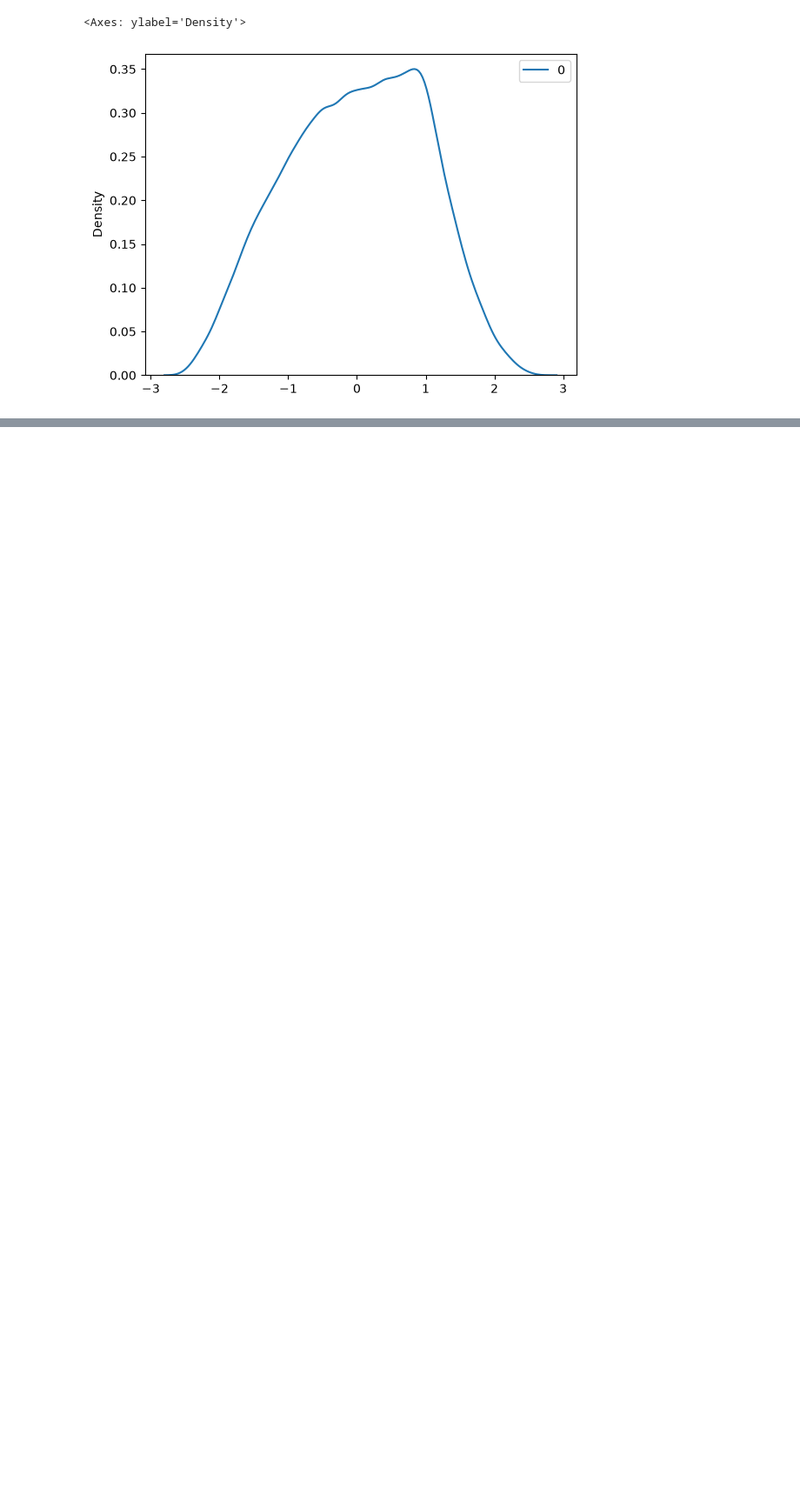
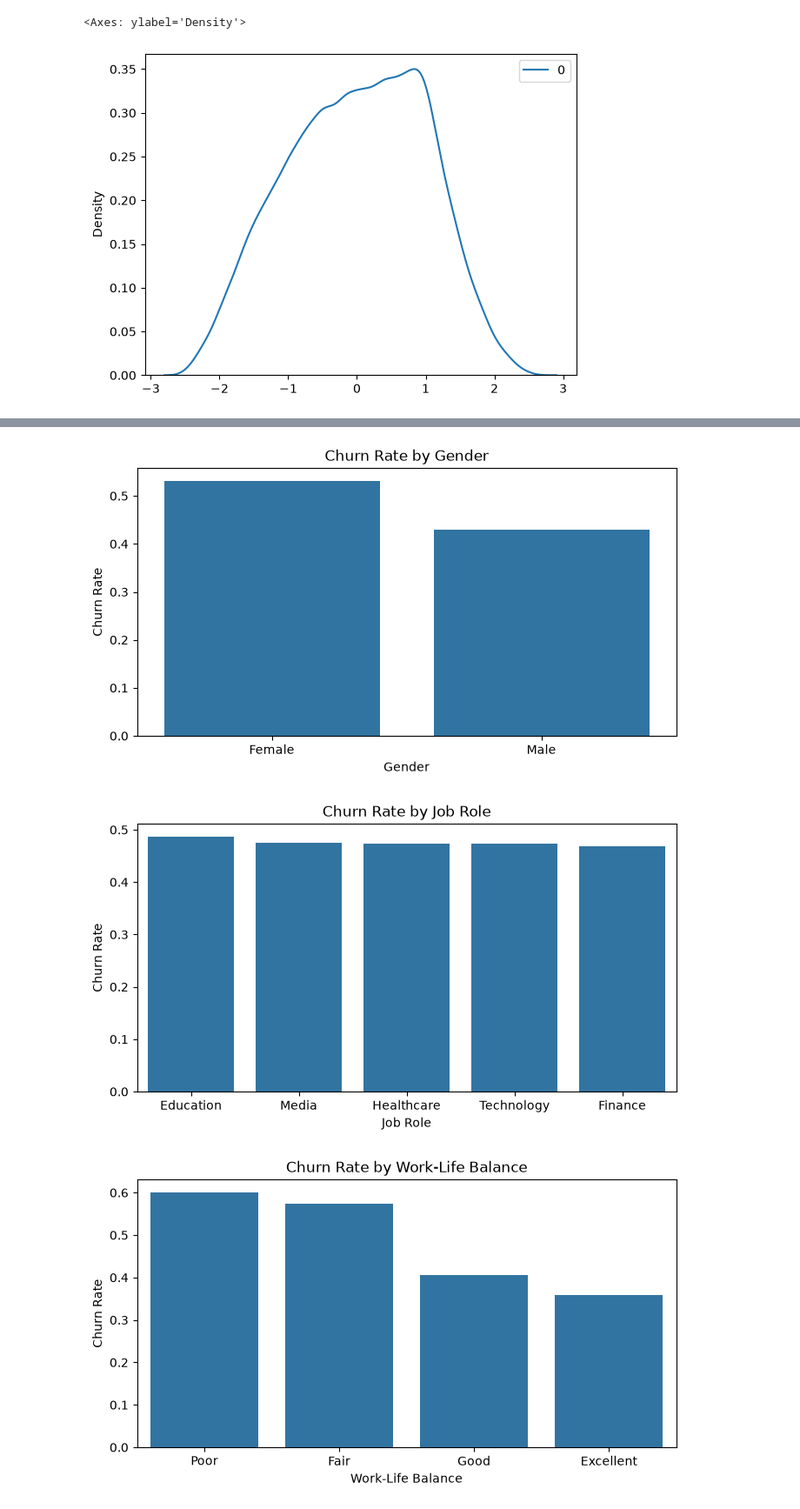
Before and after one commit to KrrishAg/Employee-Churn-Prediction, a Jupyter notebook: eda/notebook.ipynb, the cells around one changed output, grey strips where cells are left out. Shown at 87% size. Saved outputs shown, nothing was run; the diff lists cells and outputs as text; code cells hidden in the pictures; blank space fills up the shorter version.

```diff
--- a/eda/notebook.ipynb
+++ b/eda/notebook.ipynb
@@ -143,0 +193,19 @@ sns.kdeplot(xx)
+# %%
+# checking churn rate for each cat col
+
+for col in cat_cols:
+    churn_rate = (
+        df.groupby(col)["Attrition"]
+          .apply(lambda s: (s == "Left").mean())
+          .sort_values(ascending=False)
+    )
+
+    plt.figure(figsize=(8,4))
+    sns.barplot(churn_rate)
+    plt.ylabel("Churn Rate")
+    plt.title(f"Churn Rate by {col}")
+    plt.show()
+# %% [output]
+[figure, added]
+[figure, added]
+[figure, added]
```
Also changed, not shown: parts of 46 cells of this notebook, 5 other files.
